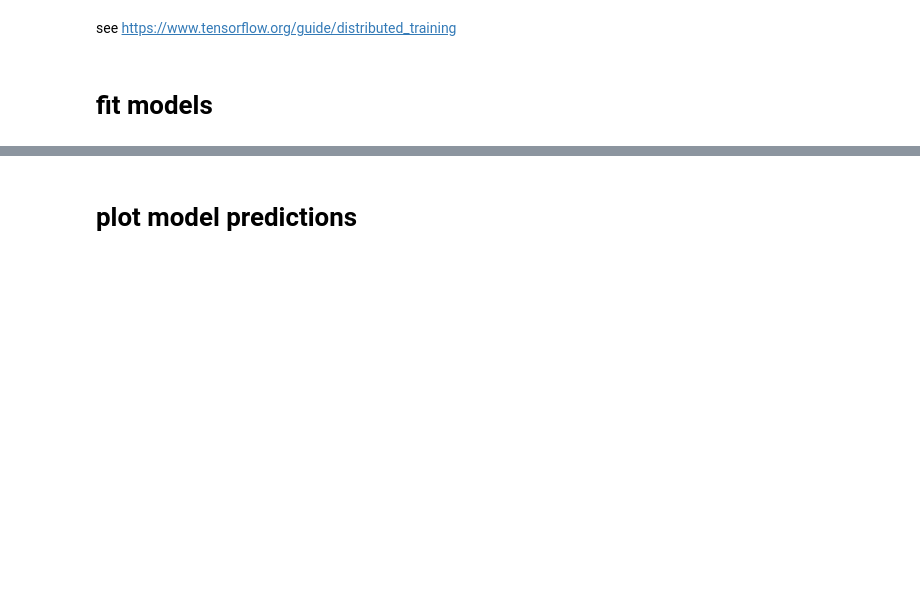
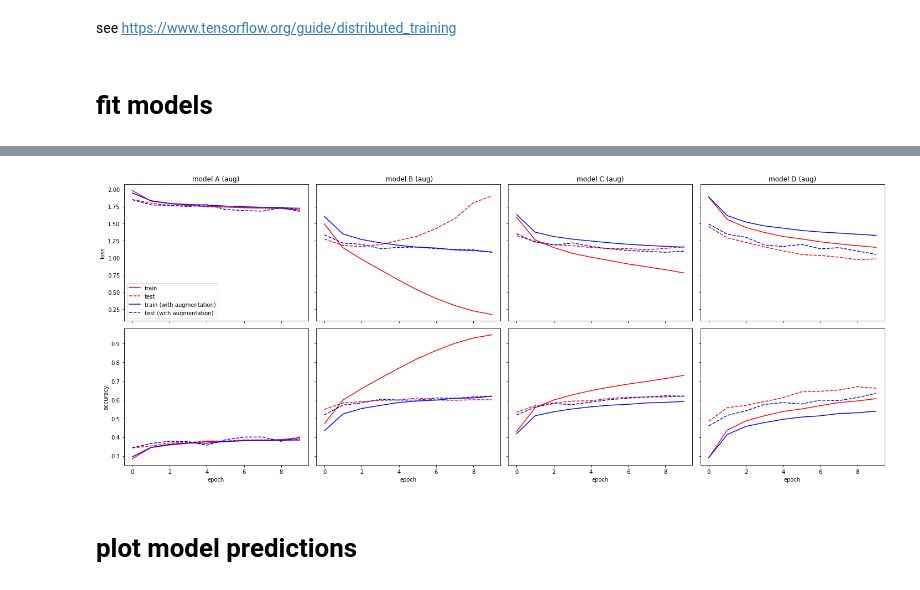
Before and after one commit to flediak/tensor_flow_image_classification, a Jupyter notebook: cifar10_classification.ipynb, the cells around one changed output, grey strips where cells are left out. Saved outputs shown, nothing was run; the diff lists cells and outputs as text; code cells hidden in the pictures; blank space fills up the shorter version.

```diff
--- a/cifar10_classification.ipynb
+++ b/cifar10_classification.ipynb
@@ -191,6 +243,6 @@ plt.show()
 # %%
 for i,model in enumerate(models):
   print('\nevaluate ' + model_names[i])
-  model.evaluate(X_test, Y_test)
+  model.evaluate(validation_generator)
 # %% [output]
 evaluate model A
@@ -209,0 +261,16 @@ evaluate model E
+# %%
+models_aug = [make_model('A'), make_model('B'), make_model('C'), make_model('D')]
+model_names = ['model A (aug)', ' model B (aug)', 'model C (aug)', 'model D (aug)']
+# %%
+augment = True
+train_generator, validation_generator = train_val_generators(X_train, Y_train, X_val, Y_val, augment)
+# %%
+histories_aug = []
+
+for i,model in enumerate(models_aug):
+
+  print('\nfit ' + model_names[i])
+
+  history = model.fit(train_generator, validation_data=validation_generator, epochs=10, callbacks = myCallback())
+
+  histories_aug.append(history)
@@ -210,2 +295,31 @@ evaluate model E
+# %%
+fig, ax = plt.subplots(2,len(histories), figsize=(20,8), sharex=True, sharey='row')
+
+ax[0,0].set_ylabel('loss')
+ax[1,0].set_ylabel('accuracy')
+
+for i in range(len(histories)):
+  ax[-1,i].set_xlabel('epoch')
+  ax[0,i].set_title(model_names[i])
+
+for i,history in enumerate(histories):
+  ax[0,i].plot(history.history['loss'], c='r', label = 'train')
+  ax[0,i].plot(history.history['val_loss'], c='r', ls='--', label='test')
+  ax[1,i].plot(history.history['accuracy'], c='r')
+  ax[1,i].plot(history.history['val_accuracy'], c='r', ls='--')
+
+
+for i,history in enumerate(histories_aug):
+  ax[0,i].plot(history.history['loss'], c='b', label = 'train (with augmentation)')
+  ax[0,i].plot(history.history['val_loss'], c='b', ls='--', label='test (with augmentation)')
+  ax[1,i].plot(history.history['accuracy'], c='b')
+  ax[1,i].plot(history.history['val_accuracy'], c='b', ls='--')
+
+ax[0,0].legend()
+
+plt.tight_layout()
+plt.show()
+# %% [output]
+[figure, added]
 # %% [markdown]
 # plot model predictions
```
Also changed, not shown: parts of 22 cells of this notebook.
